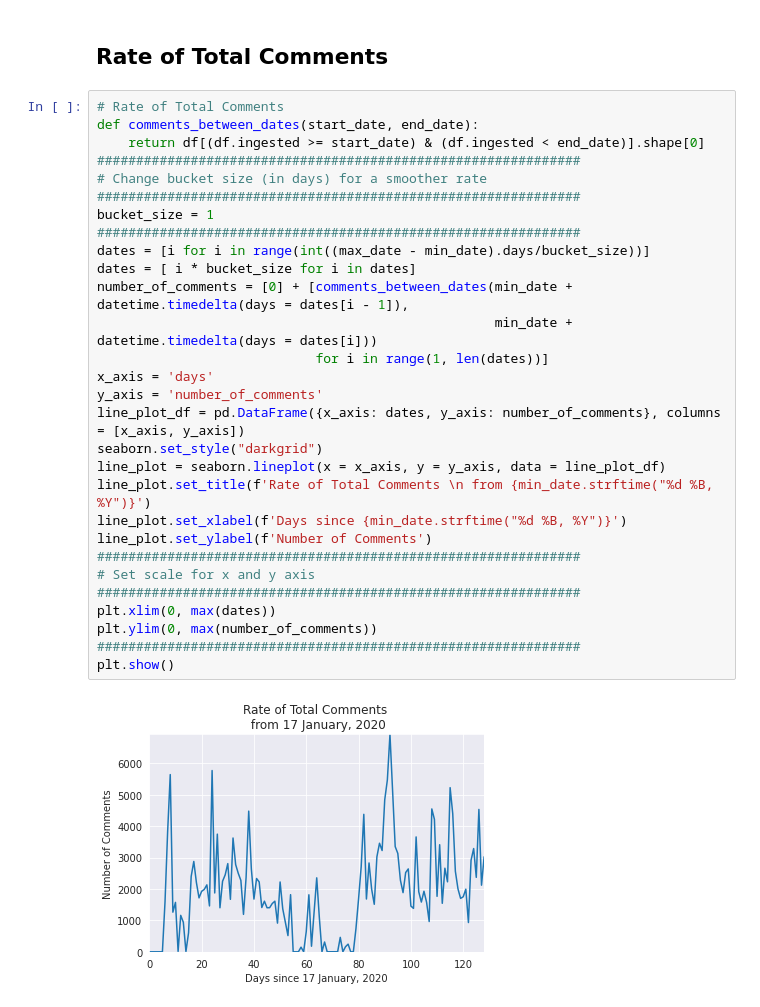
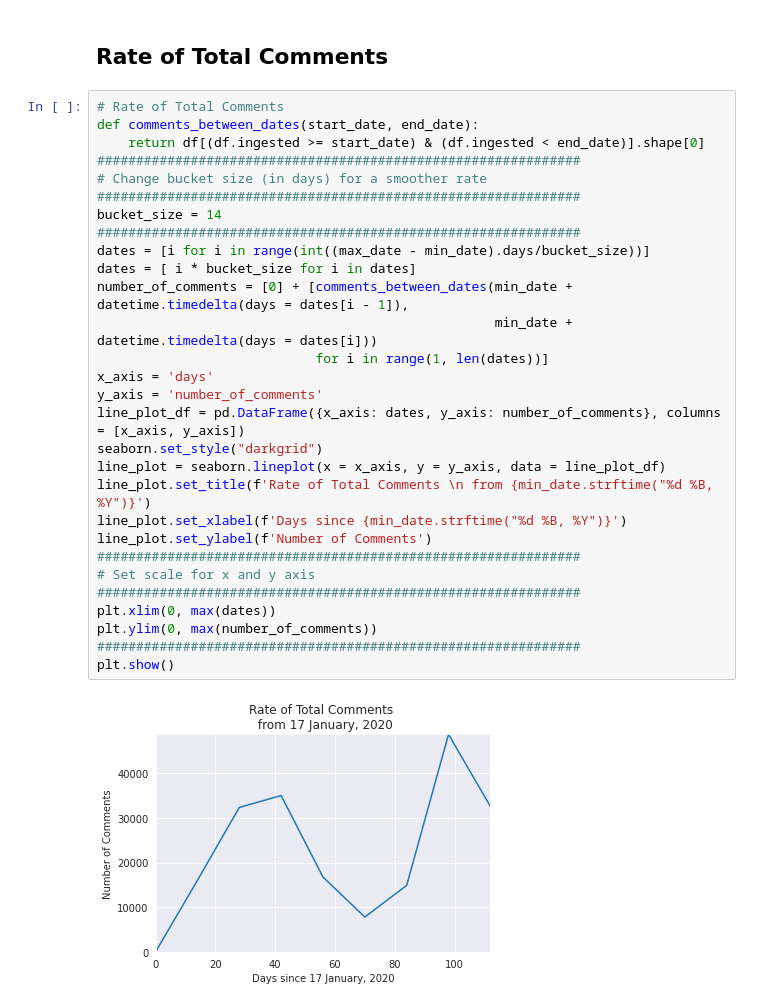
Before and after one commit to adishy/crossmod, a Jupyter notebook: analysis/reporting-experiment.ipynb, the cells around one changed output. Cells and saved outputs as stored; diff of their text form.

```diff
--- a/analysis/reporting-experiment.ipynb
+++ b/analysis/reporting-experiment.ipynb
@@ -431,31 +431,31 @@ plt.show()
 # %%
 # Rate of Total Comments
 def comments_between_dates(start_date, end_date):
     return df[(df.ingested >= start_date) & (df.ingested < end_date)].shape[0]
 ##############################################################
 # Change bucket size (in days) for a smoother rate
 ##############################################################
-bucket_size = 1
+bucket_size = 14
 ##############################################################
 dates = [i for i in range(int((max_date - min_date).days/bucket_size))]
 dates = [ i * bucket_size for i in dates]
 number_of_comments = [0] + [comments_between_dates(min_date + datetime.timedelta(days = dates[i - 1]),
                                                    min_date + datetime.timedelta(days = dates[i]))
                             for i in range(1, len(dates))]
 x_axis = 'days'
 y_axis = 'number_of_comments'
 line_plot_df = pd.DataFrame({x_axis: dates, y_axis: number_of_comments}, columns = [x_axis, y_axis])
 seaborn.set_style("darkgrid")
 line_plot = seaborn.lineplot(x = x_axis, y = y_axis, data = line_plot_df)
 line_plot.set_title(f'Rate of Total Comments \n from {min_date.strftime("%d %B, %Y")}')
 line_plot.set_xlabel(f'Days since {min_date.strftime("%d %B, %Y")}')
 line_plot.set_ylabel(f'Number of Comments')
 ##############################################################
 # Set scale for x and y axis
 ##############################################################
 plt.xlim(0, max(dates))
 plt.ylim(0, max(number_of_comments))
 ##############################################################
 plt.show()
 # %% [output]
-[figure, old version]
+[figure, new version]
```
Also changed, not shown: parts of 4 cells of this notebook.
